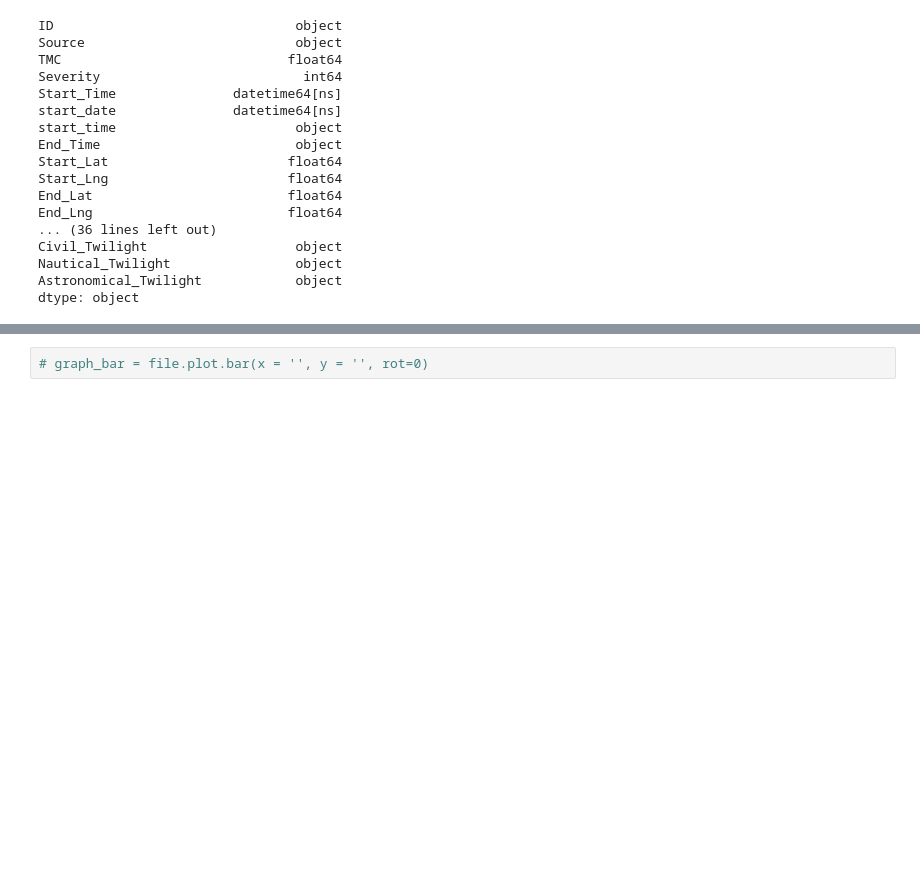
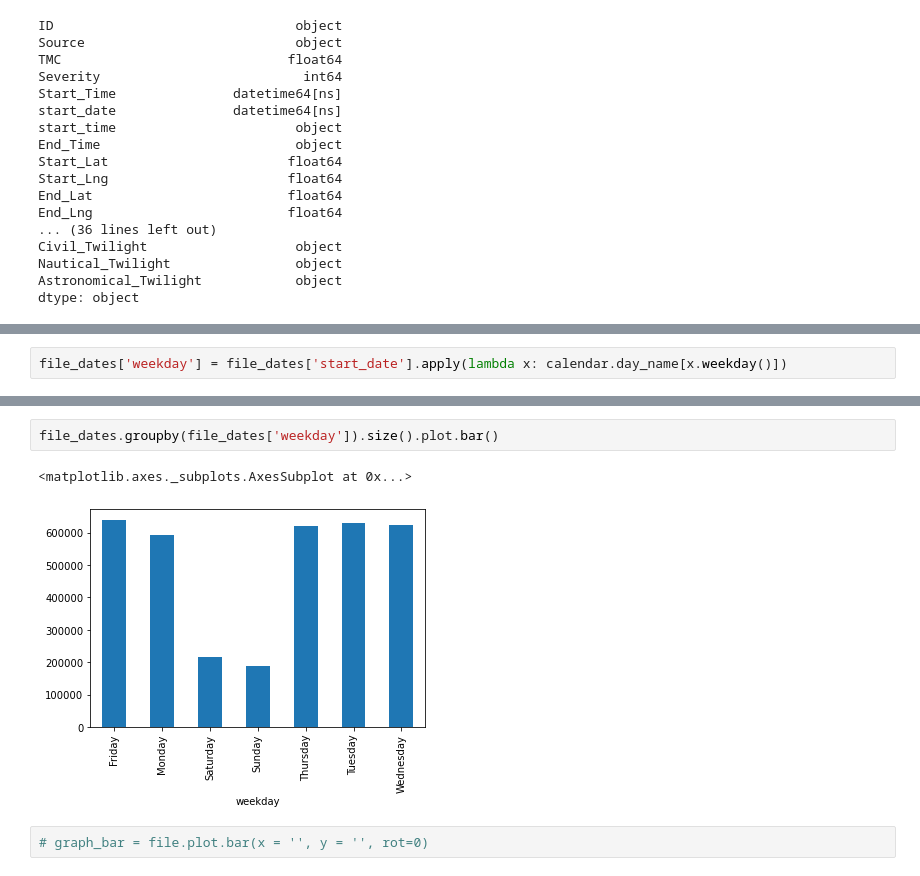
Before and after one commit to itilakGH/car_accident_analysis_US, a Jupyter notebook: us_accidents.ipynb, the cells around one changed output, grey strips where cells are left out. Drawn from its saved outputs; the diff is of its cells as text; blank space fills up the shorter version.

```diff
--- a/us_accidents.ipynb
+++ b/us_accidents.ipynb
@@ -140,0 +168,2 @@ dtype: object
+# %%
+file_dates['weekday'] = file_dates['start_date'].apply(lambda x: calendar.day_name[x.weekday()])
@@ -141,2 +186,7 @@ dtype: object
+# %%
+file_dates.groupby(file_dates['weekday']).size().plot.bar()
+# %% [output]
+<matplotlib.axes._subplots.AxesSubplot at 0x...>
+[figure, added]
 # %%
 # graph_bar = file.plot.bar(x = '', y = '', rot=0)
```
Also changed, not shown: parts of 5 cells of this notebook.
